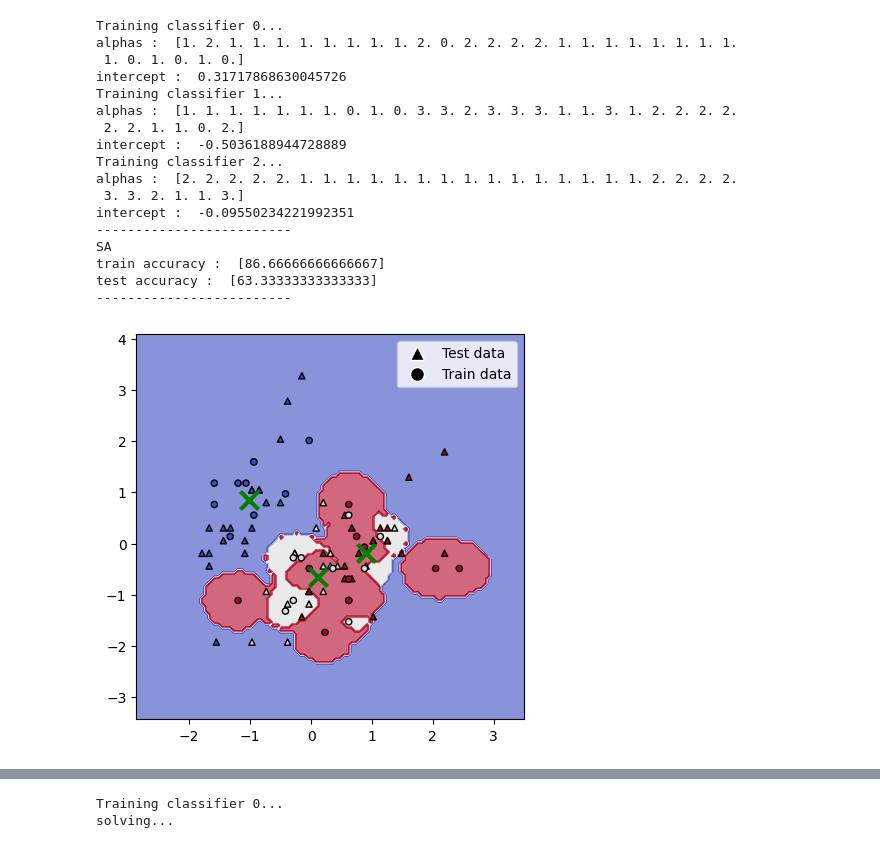
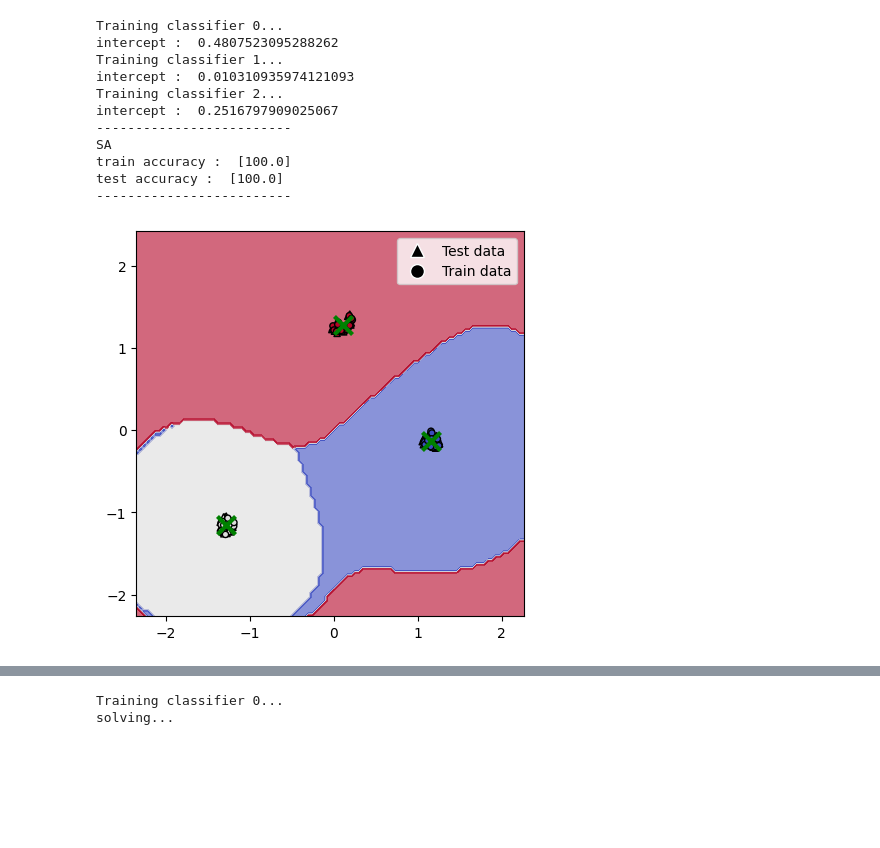
Before and after one commit to Jagaa-1008/quantum_SVM, a Jupyter notebook: iris_classification_sepal.ipynb, the cells around one changed output, grey strips where cells are left out. Cells and saved outputs as stored; diff of their text form; code cells hidden in the pictures; blank space fills up the shorter version.

```diff
--- a/iris_classification_sepal.ipynb
+++ b/iris_classification_sepal.ipynb
@@ -170,6 +170,7 @@ from sklearn.preprocessing import StandardScaler
 from sklearn import preprocessing
 from sklearn.manifold import TSNE
 from sklearn.decomposition import PCA
+import umap
 from utils import *
 
 # Number of classes
@@ -177,22 +178,18 @@ nn = 3
 
 # dataset_name = "digit_0_2"
 
-X = load_iris().data[:,:2]
-y = load_iris()['target']
+# X = load_iris().data[:,:2]
+# y = load_iris()['target']
 
-# n_samples = 3*40
-# X, y = make_blobs(n_samples=160, centers=nn, random_state=42)
+n_samples = 3*40
+X, y = make_blobs(n_samples=n_samples, centers=nn, random_state=42)
 
 # digits = load_digits(n_class=nn)
 # X, y = digits.data, digits.target
 
-# Data preprocessing using standard scaling
-# scaler = StandardScaler()
-# X_scaled = scaler.fit_transform(X)
-
-# # Dimensionality reduction
-# tsne = PCA(n_components=2)
-# X = tsne.fit_transform(X_scaled)
+# Dimensionality reduction
+reducer = umap.UMAP(n_components=2)
+X = reducer.fit_transform(X)
 
 # Initialize the lists to hold the split data
 X_train_list = []
@@ -208,7 +205,7 @@ for i in range(nn):
 
     # Perform the split
     X_class_train, X_class_test, y_class_train, y_class_test = train_test_split(
-        X_class, y_class, test_size=20, train_size=10, random_state=151
+        X_class, y_class, test_size=28, train_size=12, random_state=151
     )
 
     # Append the current class's split to the lists
@@ -245,7 +242,7 @@ Testing set size: 60
 from sklearn.metrics import classification_report, accuracy_score
 from smo_svm import smo_SVM, smo_OneVsAllClassifier
 
-gamma = 9
+gamma = 1
 # Train Multiclass SVM on classic optimizer
 smo_solver = smo_OneVsAllClassifier(
     solver=smo_SVM,
@@ -289,13 +286,13 @@ from sklearn.metrics import classification_report, accuracy_score
 from mtqa_qsvm import MTQA_OneVsRestClassifier, qSVM, OneVsRestClassifier
 from neal import SimulatedAnnealingSampler as SA
 
-gamma = 9
+gamma = 1
 
 params = {
-    "Xi": 0.2,
+    "Xi": 0.01,
     "gamma": gamma,
     "optimizer": SA,
-    "num_reads": 1000
+    "num_reads": 100
 }
 
 sa_test = []
@@ -309,43 +306,37 @@ for i in range(NN):
     # Predict
     sa_predict = sa_OvR.predict(X_test)
     sa_t_pred= sa_OvR.predict(X_train)
 
     # Performance analysis
     sa_test_accuracy = accuracy_score(y_test, sa_predict)*100
     sa_training_accuracy = accuracy_score(y_train, sa_t_pred)*100
 
     sa_test.append(sa_test_accuracy)
     sa_train.append(sa_training_accuracy)
 
 print("-------------------------")
 print("SA")
 print("train accuracy : ", sa_train)
 # print("mean : ", np.mean(sa_train))
 # print("standard deviation : ", np.std(sa_train))
 print("test accuracy : ", sa_test)
 # print(np.mean(sa_test))
 # print(np.std(sa_test))
 print("-------------------------")
 
 plot_figure(sa_OvR, preprocessing.scale(X), y, nn, X_test, X_train, y_test, y_train) #, filename= f"results\{dataset_name}_SA1"
 # print(classification_report(y_test, sa_predict))
 # %% [output]
 Training classifier 0...
-alphas :  [1. 2. 1. 1. 1. 1. 1. 1. 1. 1. 2. 0. 2. 2. 2. 2. 1. 1. 1. 1. 1. 1. 1. 1.
- 1. 0. 1. 0. 1. 0.]
-intercept :  0.31717868630045726
+intercept :  0.4807523095288262
 Training classifier 1...
-alphas :  [1. 1. 1. 1. 1. 1. 1. 0. 1. 0. 3. 3. 2. 3. 3. 3. 1. 1. 3. 1. 2. 2. 2. 2.
- 2. 2. 1. 1. 0. 2.]
-intercept :  -0.5036188944728889
+intercept :  0.010310935974121093
 Training classifier 2...
-alphas :  [2. 2. 2. 2. 2. 1. 1. 1. 1. 1. 1. 1. 1. 1. 1. 1. 1. 1. 1. 1. 2. 2. 2. 2.
- 3. 3. 2. 1. 1. 3.]
-intercept :  -0.09550234221992351
+intercept :  0.2516797909025067
 -------------------------
 SA
-train accuracy :  [86.66666666666667]
-test accuracy :  [63.33333333333333]
+train accuracy :  [100.0]
+test accuracy :  [100.0]
 -------------------------
-[figure, old version]
+[figure, new version]
 # %%
```
Also changed, not shown: parts of 4 cells of this notebook, 18 other files.
